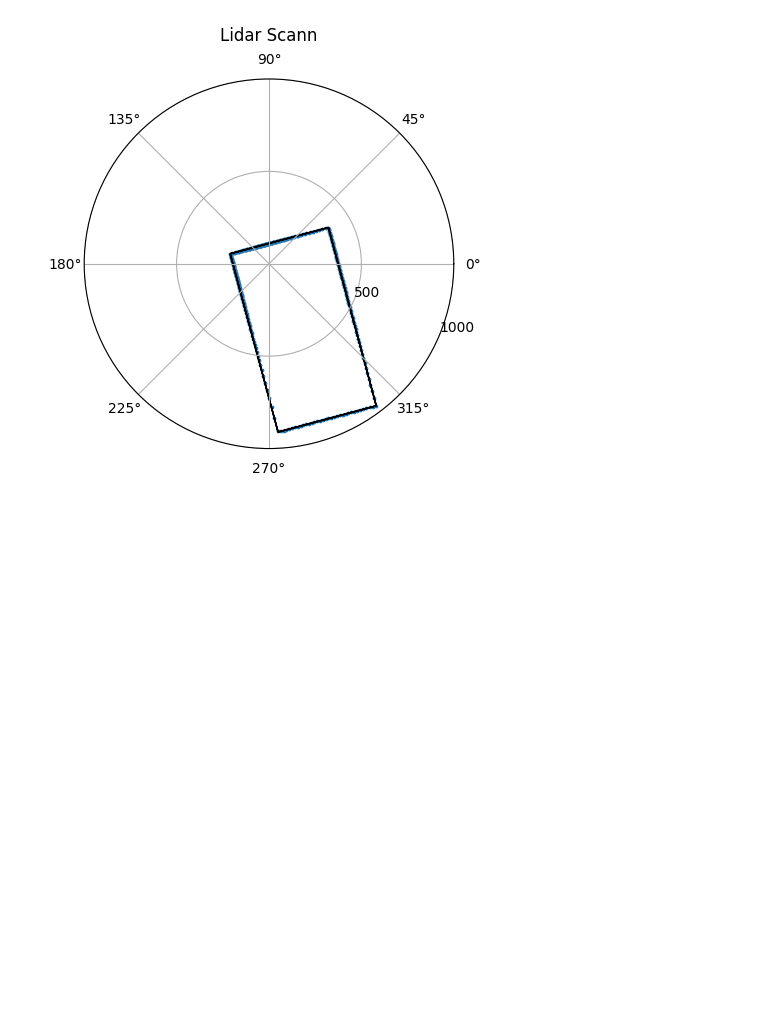
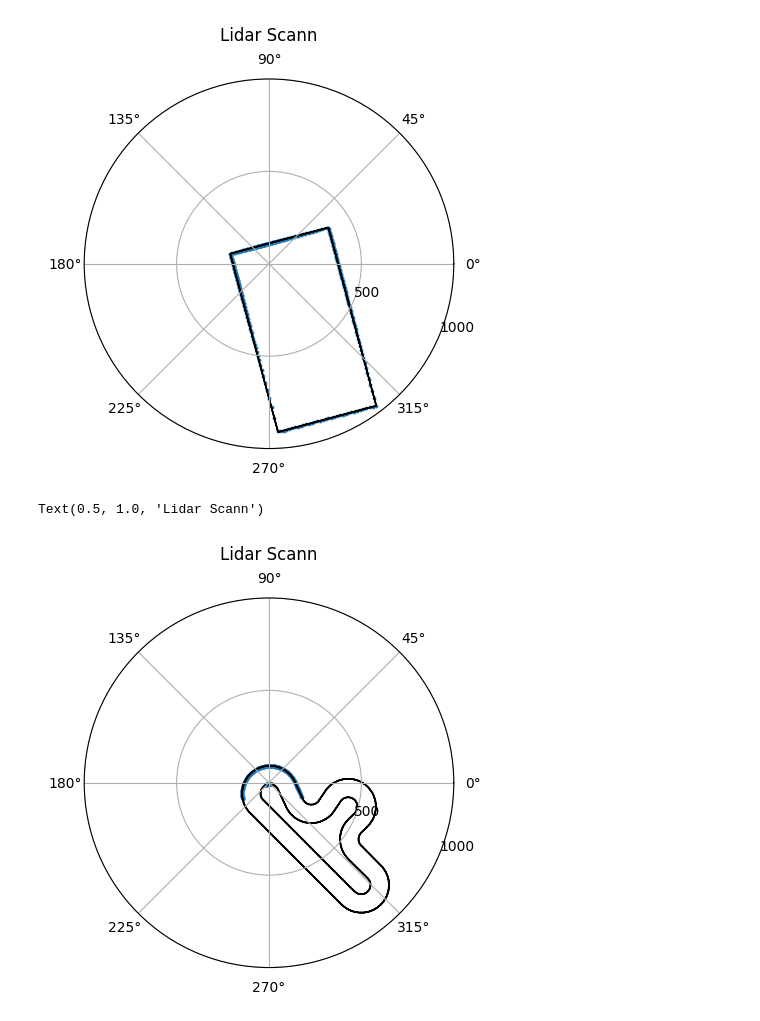
Before and after one commit to hdumcke/TRR2023, a Jupyter notebook: simulation/jupyternb/2-lidar-scann-new.ipynb, the cells around one changed output. Cells and saved outputs as stored; diff of their text form; code cells hidden in the pictures; blank space fills up the shorter version.

```diff
--- a/simulation/jupyternb/2-lidar-scann-new.ipynb
+++ b/simulation/jupyternb/2-lidar-scann-new.ipynb
@@ -300,0 +303,20 @@ Text(0.5, 1.0, 'Lidar Scann')
+# %%
+test_lidar = LidarSumulator("piste.stl")
+point = [107, 189]
+yaw = np.radians(45)
+plot_scann = test_lidar.get_lidar_points(point[0], point[1], yaw)
+triangles = test_lidar.get_env_triangles(point[0], point[1], yaw)
+# %%
+fig, ax = plt.subplots(subplot_kw={'projection': 'polar'})
+ax.scatter(plot_scann[:, 0], plot_scann[:, 1], s=3.0)
+for t in triangles:
+    ax.fill(t[:, 0],t[:, 1],fill=False)
+ax.set_rmax(1000)
+ax.set_rticks([500, 1000])  # Less radial ticks
+ax.set_rlabel_position(-22.5)  # Move radial labels away from plotted line
+ax.grid(True)
+
+ax.set_title("Lidar Scann", va='bottom')
+# %% [output]
+Text(0.5, 1.0, 'Lidar Scann')
+[figure, added]
```
Also changed, not shown: parts of 1 cell of this notebook, 4 other files.
